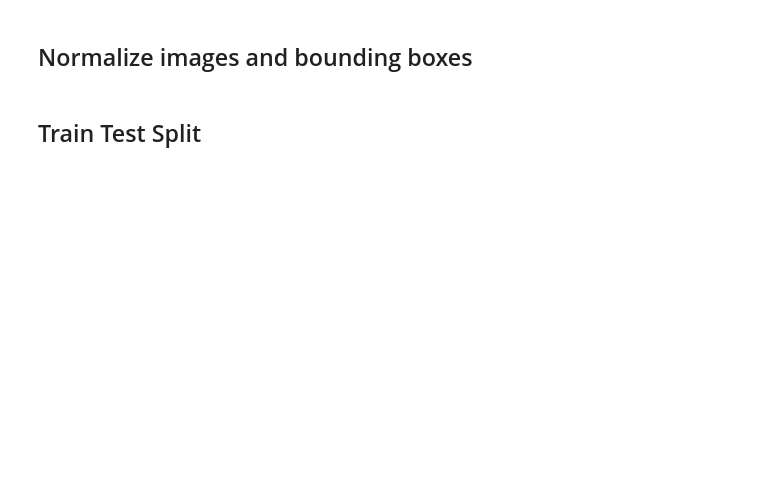
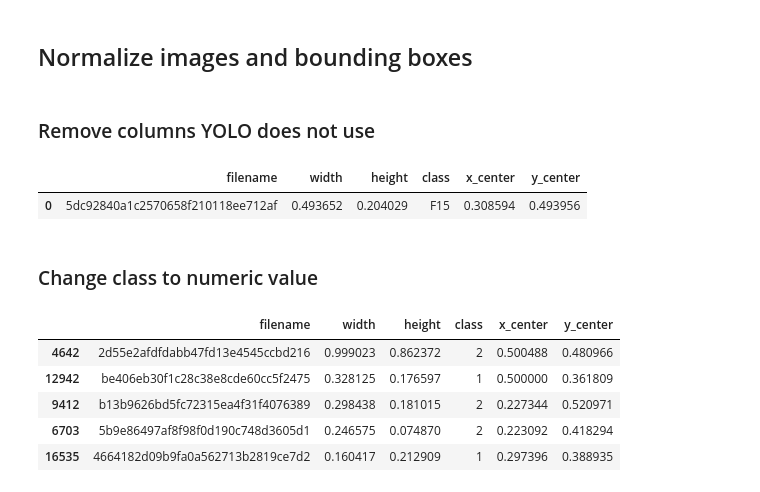
Before and after one commit to marcgj/sky-defender, a Jupyter notebook: notebooks/SkyDefender.ipynb, the cells around one changed output. Drawn from its saved outputs; the diff is of its cells as text; code cells hidden in the pictures; blank space fills up the shorter version.

Commit message:
first steps into using yolo

```diff
--- a/notebooks/SkyDefender.ipynb
+++ b/notebooks/SkyDefender.ipynb
@@ -122,22 +127,11 @@ df_clean.head()
 # %% [markdown]
 ## Normalize images and bounding boxes
 # %%
-df_img = df_clean.copy(deep = True)
-height = 256
-width = 256
+df_norm = df_reduced.copy(deep = True)
 # Iteración sobre el dataframe
 for index, row in df_clean.iterrows():
-    # Leer la ruta de la imagen del dataframe
-    filepath = row['filepath']
-
-    # Cargar la imagen utilizando TensorFlow
-    img = tf.keras.preprocessing.image.load_img(filepath, target_size=(height, width))  # Ajusta height y width a tus dimensiones deseadas
-
-    # Convertir la imagen a un arreglo numpy
-    img_array = tf.keras.preprocessing.image.img_to_array(img)
-
-    # Normalizar los valores de píxel a un rango entre 0 y 1
-    img_array /= 255.0
+    width = row["width"]
+    height = row["height"]
 
     # Calcular las coordenadas normalizadas
     x_min = row['xmin'] / width
@@ -148,11 +142,34 @@ for index, row in df_clean.iterrows():
     # Obtener la etiqueta de clase
     label = row['class']
 
+    x_center = (x_min + x_max)/2
+    y_center = (y_min + y_max)/2
+
+    width = x_max - x_min
+    height = y_max - y_min
+
     # Guardar las coordenadas normalizadas y la etiqueta en el dataframe
-    df_img.at[index, 'x_min_norm'] = x_min
-    df_img.at[index, 'y_min_norm'] = y_min
-    df_img.at[index, 'x_max_norm'] = x_max
-    df_img.at[index, 'y_max_norm'] = y_max
-    df_img.at[index, 'label'] = label
+    df_norm.at[index, 'x_center'] = x_center
+    df_norm.at[index, 'y_center'] = y_center
+    df_norm.at[index, 'width'] = width
+    df_norm.at[index, 'height'] = height
-# %% [markdown]
-## Train Test Split
+# %% [markdown]
+### Remove columns YOLO does not use
+# %%
+df_norm = df_norm.drop(["xmin", "ymin", "xmax", "ymax"], axis=1)
+df_norm.head(1)
+# %% [output]
+|  | filename | width | height | class | x_center | y_center |
+| 0 | 5dc92840a1c2570658f210118ee712af | 0.493652 | 0.204029 | F15 | 0.308594 | 0.493956 |
+# %% [markdown]
+### Change class to numeric value
+# %%
+df_norm = df_norm.replace({"F15": 0, "F16": 1,"F18": 2})
+df_norm.sample(5)
+# %% [output]
+|  | filename | width | height | class | x_center | y_center |
+| 4642 | 2d55e2afdfdabb47fd13e4545ccbd216 | 0.999023 | 0.862372 | 2 | 0.500488 | 0.480966 |
+| 12942 | be406eb30f1c28c38e8cde60cc5f2475 | 0.328125 | 0.176597 | 1 | 0.500000 | 0.361809 |
+| 9412 | b13b9626bd5fc72315ea4f31f4076389 | 0.298438 | 0.181015 | 2 | 0.227344 | 0.520971 |
+| 6703 | 5b9e86497af8f98f0d190c748d3605d1 | 0.246575 | 0.074870 | 2 | 0.223092 | 0.418294 |
+| 16535 | 4664182d09b9fa0a562713b2819ce7d2 | 0.160417 | 0.212909 | 1 | 0.297396 | 0.388935 |
```
Also changed, not shown: parts of 20 cells of this notebook, 2 other files.
